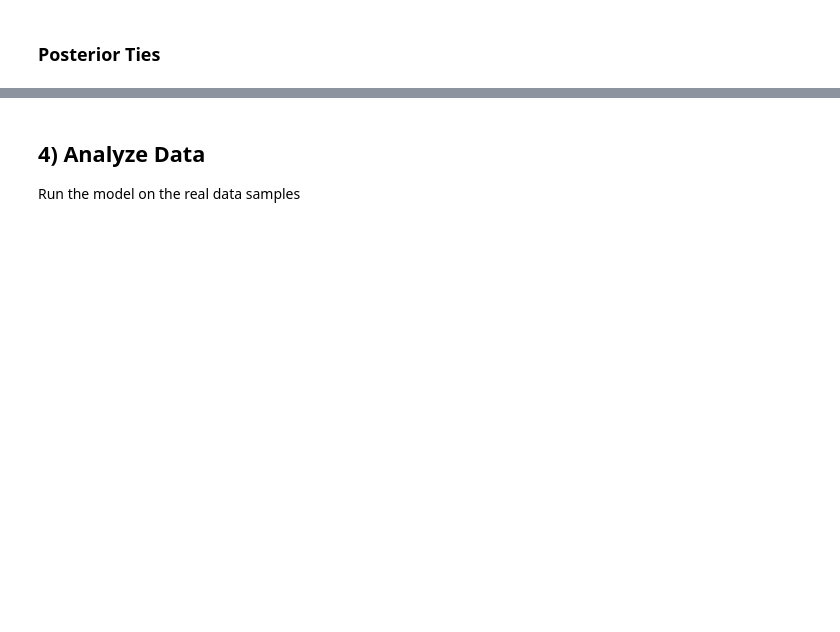
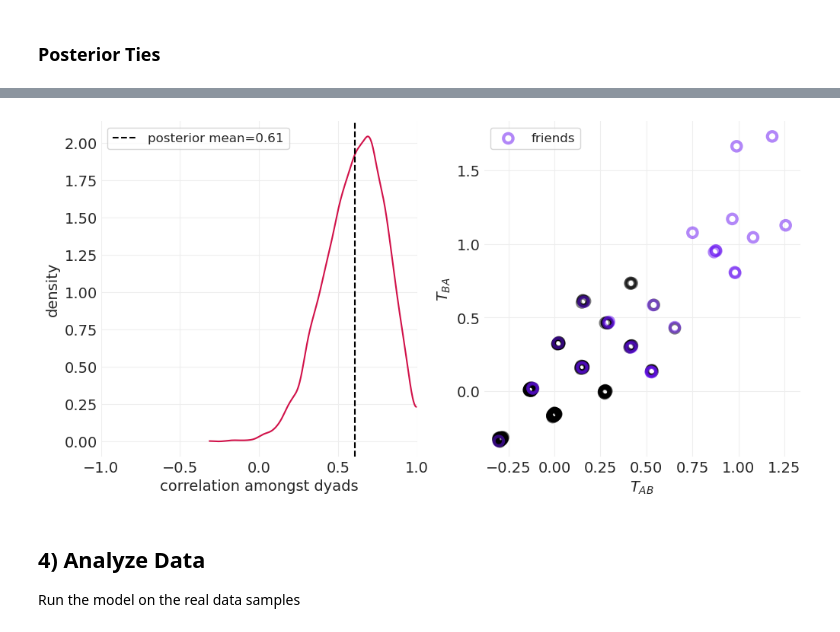
Before and after one commit to guillaumeberthon/StatRethink2023-PyMC5, a Jupyter notebook: Lecture 15 - Social Networks.ipynb, the cells around one changed output, grey strips where cells are left out. Cells and saved outputs as stored; diff of their text form; code cells hidden in the pictures; blank space fills up the shorter version.

```diff
--- a/Lecture 15 - Social Networks.ipynb
+++ b/Lecture 15 - Social Networks.ipynb
@@ -497 +519,3 @@ simulated_social_ties_model, simulated_social_ties_inference = fit_social_ties_m
+# %%
+simulated_social_ties_model_nc, simulated_social_ties_inference_nc = fit_social_ties_model_nc(simulated_gifts, eta=2)
 # %%
@@ -557,3 +591,12 @@ plot_posterior_household_ties(simulated_social_ties_inference, color_friends=Tru
+# %%
+_, axs = plt.subplots(1, 2, figsize=(10, 5))
+plt.sca(axs[0])
+plot_posterior_reciprocity(simulated_social_ties_inference_nc, ax=axs[0])
+
+plt.sca(axs[1])
+plot_posterior_household_ties(simulated_social_ties_inference_nc, color_friends=True, ax=axs[1])
+# %% [output]
+[figure, added]
 # %% [markdown]
 ## 4) Analyze Data
 Run the model on the real data samples
```
Also changed, not shown: parts of 19 cells of this notebook.
